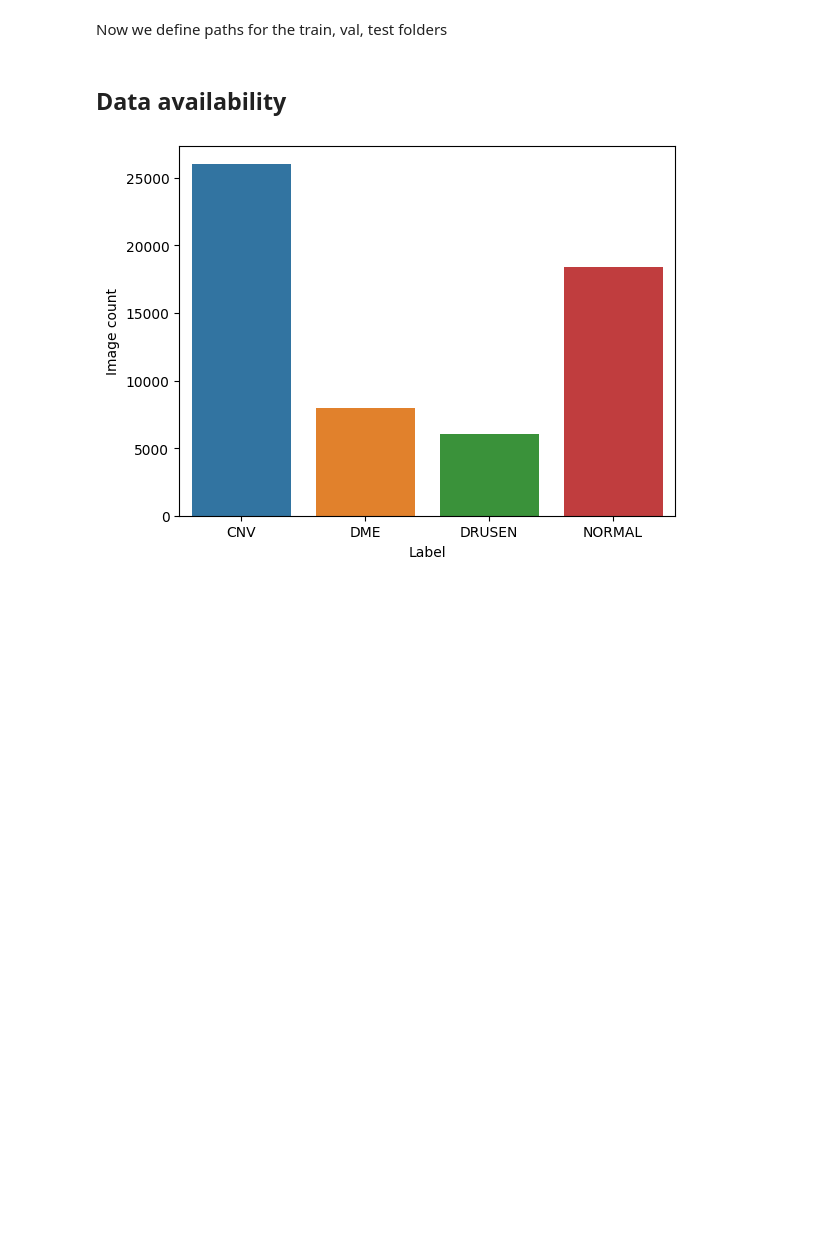
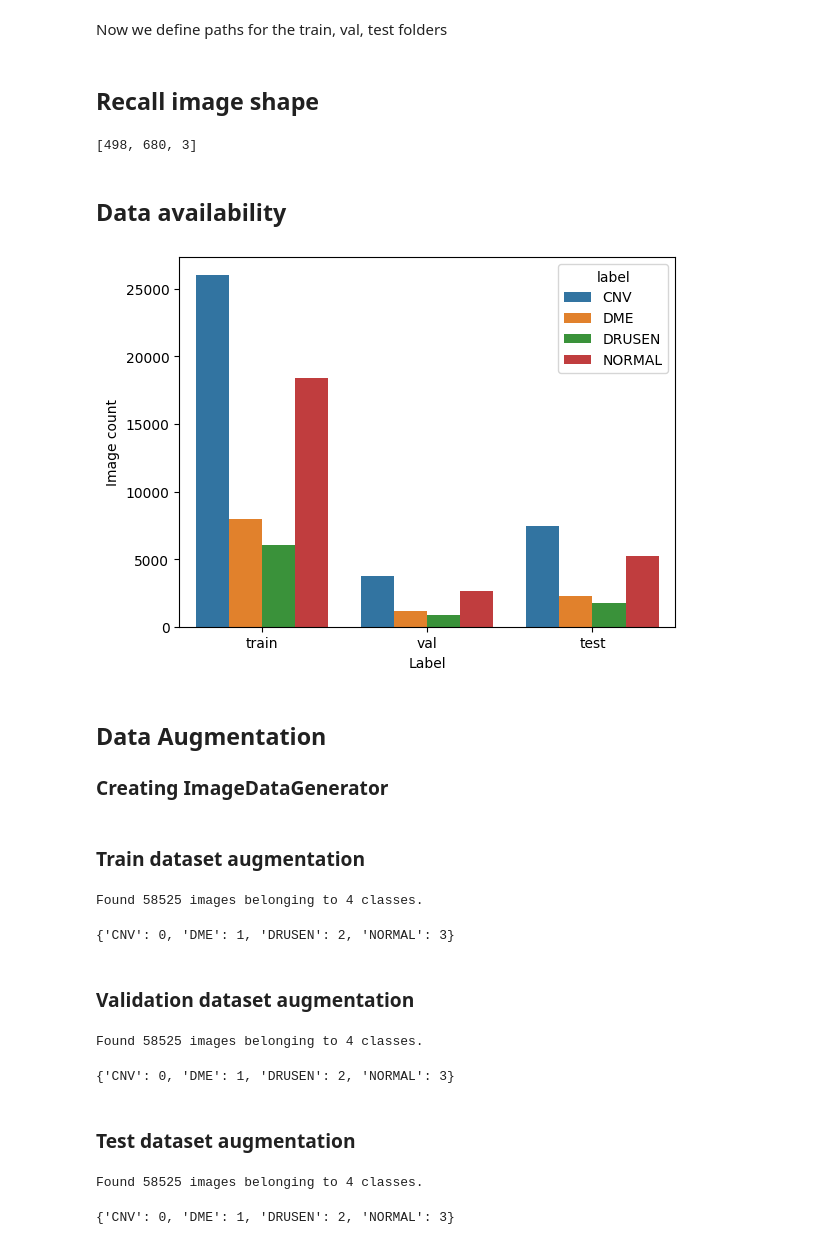
Before and after one commit to eandablo/OCTreader, a Jupyter notebook: jupiter_notebooks/modelling_and_evaluating.ipynb, the cells around one changed output. Drawn from its saved outputs; the diff is of its cells as text; code cells hidden in the pictures; blank space fills up the shorter version.

Commit message:
add data augmentation and model

```diff
--- a/jupiter_notebooks/modelling_and_evaluating.ipynb
+++ b/jupiter_notebooks/modelling_and_evaluating.ipynb
@@ -61,28 +61,49 @@ split_paths = {
     split_dirs[2]: 'inputs/OCTdata/' + split_dirs[2]
 }
 labels = os.listdir(split_paths[split_dirs[0]])
+# %% [markdown]
+## Recall image shape
+# %%
+import joblib
+version = 'v1'
+image_shape = joblib.load(filename=f'outputs/{version}/image_shape.pkl')
+image_shape
+# %% [output]
+[498, 680, 3]
 # %% [markdown]
 ## Data availability
 # %%
 def data_availability_per_label(split_dir):
     '''
     Exploring the either train, val or test directoties
     counts the number of files per label
 
     '''
     df = pd.DataFrame(columns=['split_dir', 'label', 'count'])
     for label in labels:
         image_labels = os.listdir(split_paths[split_dir] + '/' + label)
         count = 0
         for image_name in image_labels:
             count += 1
-        df = df.append({'label': label, 'count': count},
+        df = df.append({'split_dir': split_dir, 'label': label, 'count': count},
                        ignore_index=True)
-    ax = sns.barplot(data=df, x='label', y='count')
+
+    return df
+
+
+def data_availability():
+    df = pd.DataFrame(columns=['split_dir', 'label', 'count'])
+    for split_dir in split_dirs:
+        df2 = data_availability_per_label(split_dir)
+        df = df.append(df2)
+    ax = sns.barplot(data=df, x='split_dir', y='count', hue='label')
     ax.set(xlabel='Label', ylabel='Image count')
     plt.show()
 
-
-data_availability_per_label('train')
+data_availability()
 # %% [output]
-[figure, old version]
+[figure, new version]
+# %% [markdown]
+## Data Augmentation
+
+### Creating ImageDataGenerator
@@ -88,0 +122,46 @@ data_availability_per_label('train')
+# %% [markdown]
+### Train dataset augmentation
+# %%
+batch_size = 10
+train_set = augmented_image_data.flow_from_directory(split_paths['train'],
+                                                     target_size=image_shape[:2],
+                                                     color_mode='rgb',
+                                                     batch_size=batch_size,
+                                                     class_mode='binary',
+                                                     shuffle=True
+                                                     )
+
+train_set.class_indices
+# %% [output]
+Found 58525 images belonging to 4 classes.
+{'CNV': 0, 'DME': 1, 'DRUSEN': 2, 'NORMAL': 3}
+# %% [markdown]
+### Validation dataset augmentation
+# %%
+val_set = augmented_image_data.flow_from_directory(split_paths['train'],
+                                                     target_size=image_shape[:2],
+                                                     color_mode='rgb',
+                                                     batch_size=batch_size,
+                                                     class_mode='binary',
+                                                     shuffle=True
+                                                     )
+
+val_set.class_indices
+# %% [output]
+Found 58525 images belonging to 4 classes.
+{'CNV': 0, 'DME': 1, 'DRUSEN': 2, 'NORMAL': 3}
+# %% [markdown]
+### Test dataset augmentation
+# %%
+test_set = augmented_image_data.flow_from_directory(split_paths['train'],
+                                                     target_size=image_shape[:2],
+                                                     color_mode='rgb',
+                                                     batch_size=batch_size,
+                                                     class_mode='binary',
+                                                     shuffle=True
+                                                     )
+
+val_set.class_indices
+# %% [output]
+Found 58525 images belonging to 4 classes.
+{'CNV': 0, 'DME': 1, 'DRUSEN': 2, 'NORMAL': 3}
```
Also changed, not shown: parts of 5 cells of this notebook.
